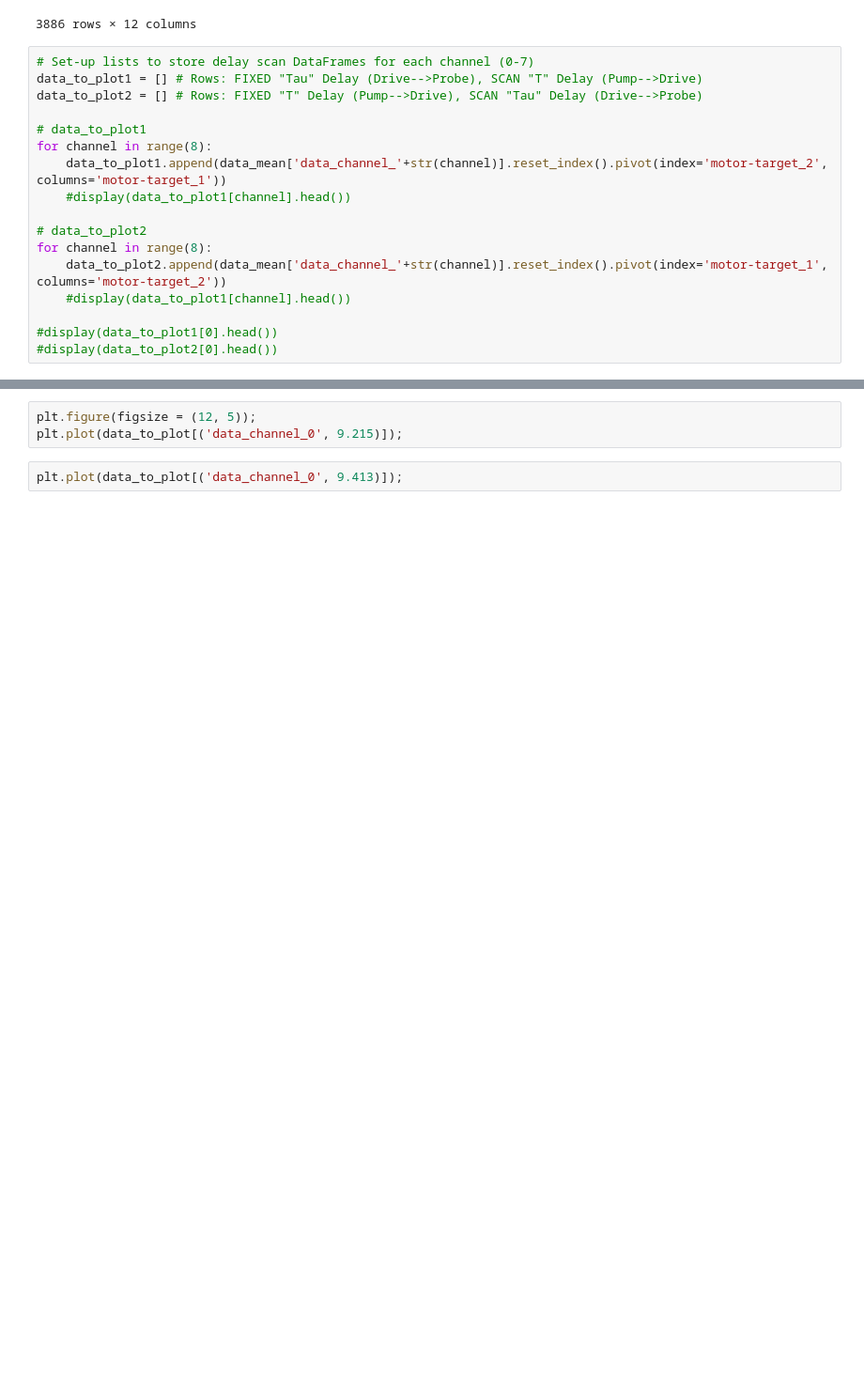
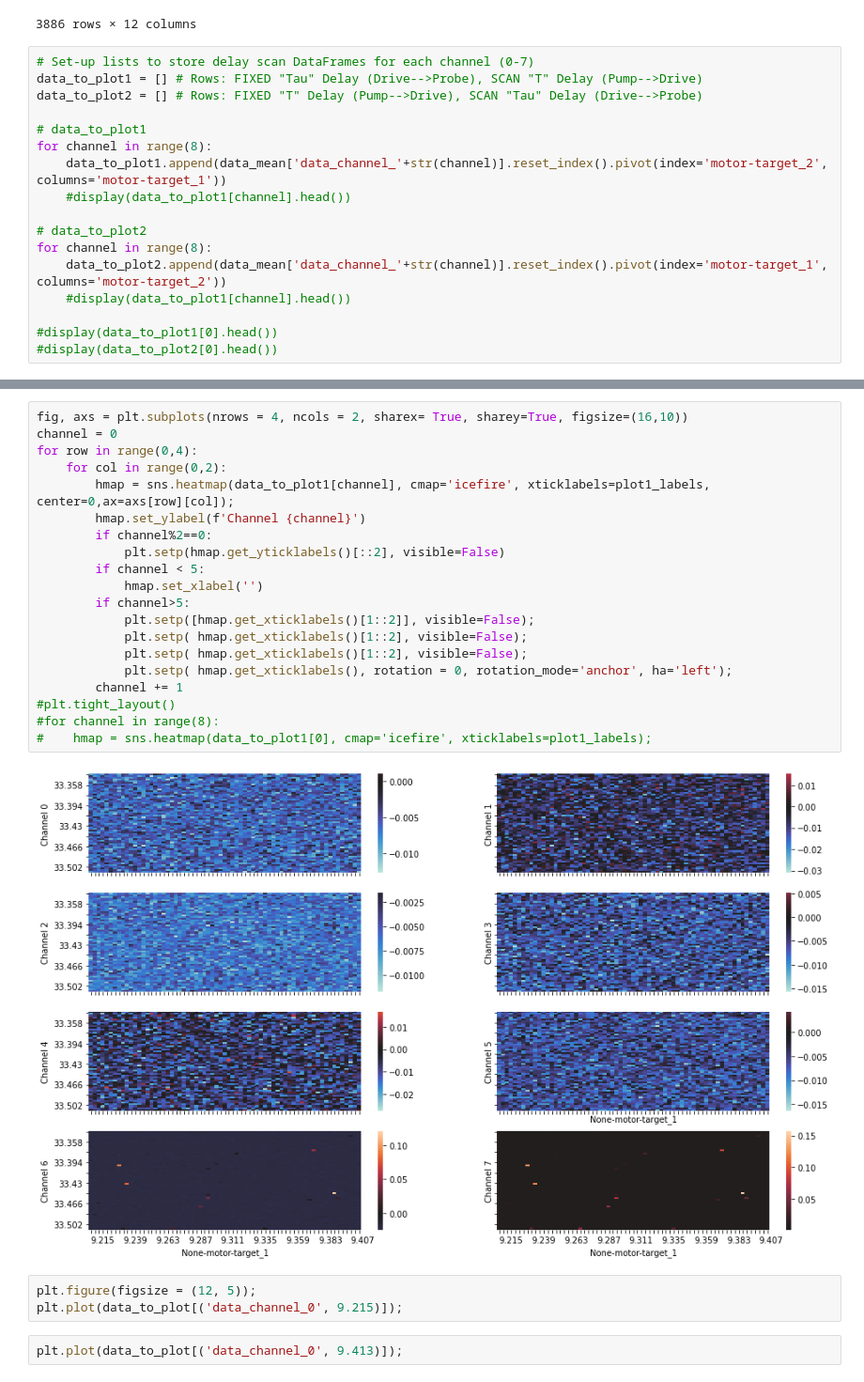
Before and after one commit to griffinbran/Chemical-Physics-Data-Visualization, a Jupyter notebook: code/Data-Cleaning.ipynb, the cells around one changed output, grey strips where cells are left out. Shown at 94% size. Saved outputs shown, nothing was run; the diff lists cells and outputs as text; blank space fills up the shorter version.

```diff
--- a/code/Data-Cleaning.ipynb
+++ b/code/Data-Cleaning.ipynb
@@ -211,3 +216,25 @@ for channel in range(8):
+# %%
+fig, axs = plt.subplots(nrows = 4, ncols = 2, sharex= True, sharey=True, figsize=(16,10))
+channel = 0
+for row in range(0,4):
+    for col in range(0,2):
+        hmap = sns.heatmap(data_to_plot1[channel], cmap='icefire', xticklabels=plot1_labels, center=0,ax=axs[row][col]);
+        hmap.set_ylabel(f'Channel {channel}')
+        if channel%2==0:
+            plt.setp(hmap.get_yticklabels()[::2], visible=False)
+        if channel < 5:
+            hmap.set_xlabel('')
+        if channel>5:
+            plt.setp([hmap.get_xticklabels()[1::2]], visible=False);
+            plt.setp( hmap.get_xticklabels()[1::2], visible=False);
+            plt.setp( hmap.get_xticklabels()[1::2], visible=False);
+            plt.setp( hmap.get_xticklabels(), rotation = 0, rotation_mode='anchor', ha='left');
+        channel += 1
+#plt.tight_layout()
+#for channel in range(8):
+#    hmap = sns.heatmap(data_to_plot1[0], cmap='icefire', xticklabels=plot1_labels);
+# %% [output]
+[figure, added]
 # %%
 plt.figure(figsize = (12, 5));
 plt.plot(data_to_plot[('data_channel_0', 9.215)]);
```
Also changed, not shown: parts of 3 cells of this notebook, 1 other file.
